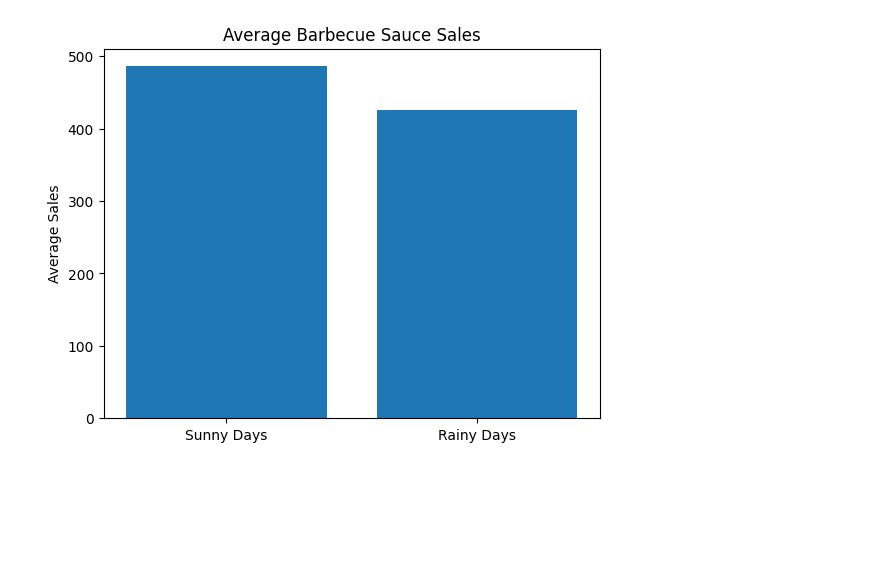
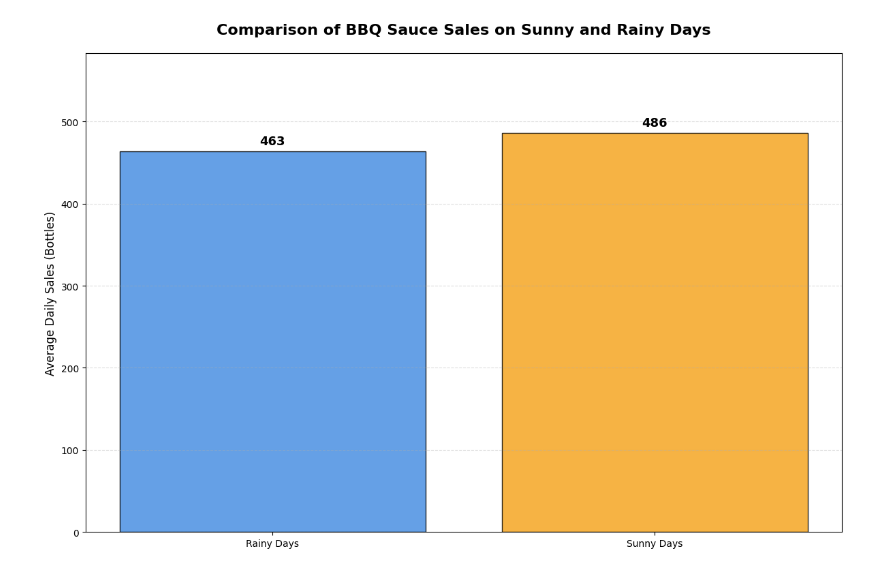
Before and after one commit to mitalin92/Time_Series_Project_BBQSales, a Jupyter notebook: barchartbbq.ipynb, the cells around one changed output. Saved outputs shown, nothing was run; the diff lists cells and outputs as text; code cells hidden in the pictures; blank space fills up the shorter version.

```diff
--- a/barchartbbq.ipynb
+++ b/barchartbbq.ipynb
@@ -18,14 +18,38 @@ merged_data = pd.merge(sauce_data, climate_data, on='date')
 merged_data['amount'] = pd.to_numeric(merged_data['amount'], errors='coerce')
 # %%
 sunny_days = merged_data[merged_data['mean_sun_hours_nationwide'] > 2]
-rainy_days = merged_data[merged_data['mean_precipitation_mm_nationwide'] > 0]
+rainy_days = merged_data[merged_data['mean_precipitation_mm_nationwide'] > 2]
 # %%
-plt.bar(['Sunny Days', 'Rainy Days'], [
-    sunny_days['amount'].mean(),
-    rainy_days['amount'].mean()
-])
-plt.title('Average Barbecue Sauce Sales')
-plt.ylabel('Average Sales')
+# Sunny vs Rainy Days: BBQ Sauce Sales Comparison
+
+plt.figure(figsize=(12, 8))
+
+# Create bar chart
+bars = plt.bar(
+    ['Rainy Days', 'Sunny Days'],
+    [rainy_days['amount'].mean(), sunny_days['amount'].mean()],
+    color=['#4A90E2', '#F5A623'],
+    edgecolor='black',
+    alpha=0.85
+)
+
+# Title and axis labels
+plt.title('Comparison of BBQ Sauce Sales on Sunny and Rainy Days',
+          fontsize=16, fontweight='bold', pad=20)
+plt.ylabel('Average Daily Sales (Bottles)', fontsize=12)
+plt.ylim(0, max(rainy_days['amount'].mean(), sunny_days['amount'].mean()) * 1.2)
+plt.grid(axis='y', linestyle='--', alpha=0.4)
+
+# Annotate bar values
+for bar in bars:
+    height = bar.get_height()
+    plt.text(
+        bar.get_x() + bar.get_width()/2., height + 5,
+        f'{height:.0f}', ha='center', va='bottom',
+        fontsize=13, fontweight='bold'
+    )
+
+plt.tight_layout()
 plt.show()
 # %% [output]
-[figure, old version]
+[figure, new version]
```
Also changed, not shown: parts of 24 cells of this notebook.
